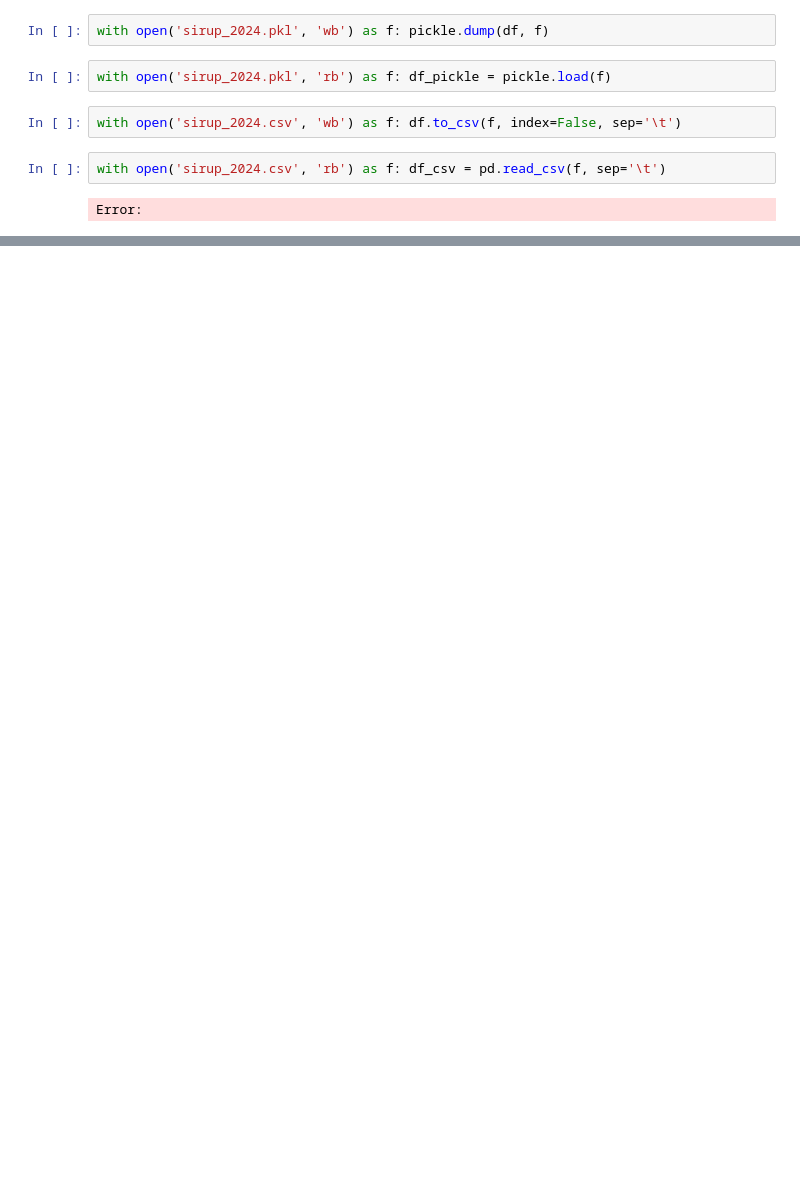
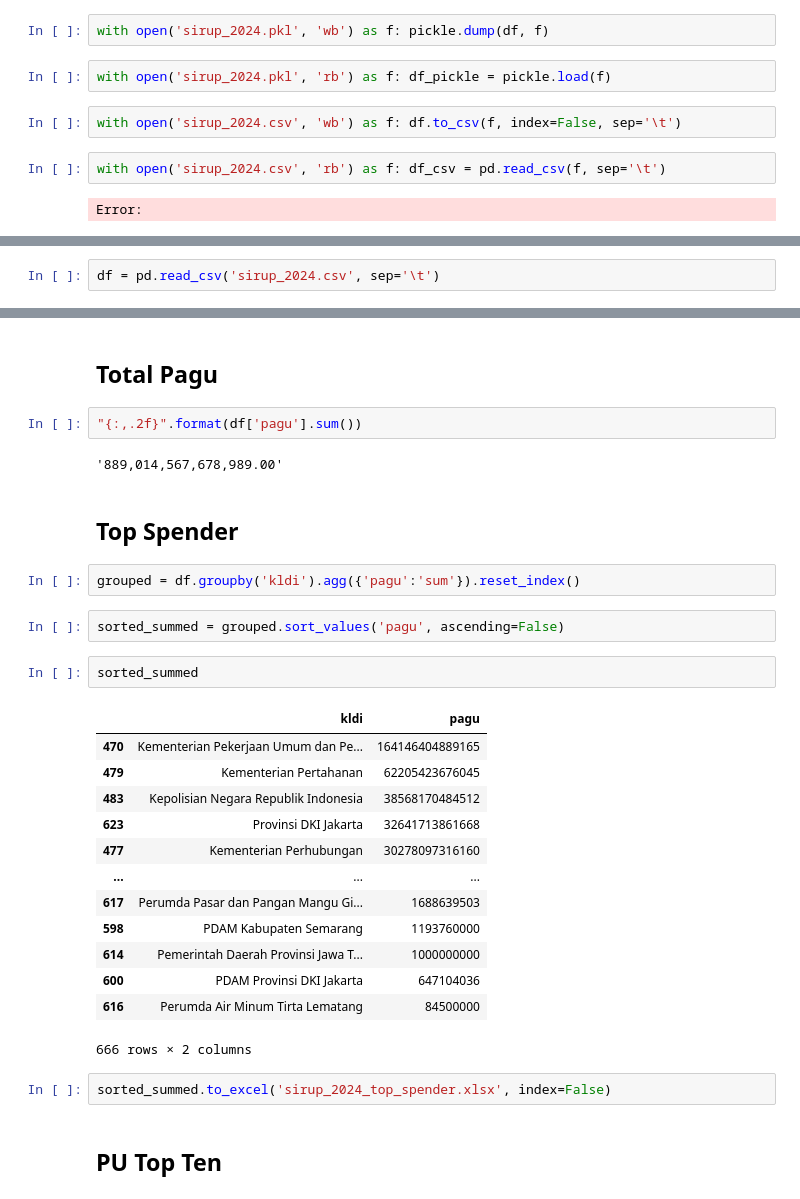
Before and after one commit to aansubarkah/sekolahsabtuauditor, a Jupyter notebook: DownloadSirup/sirup_2024.ipynb, the cells around one changed output, grey strips where cells are left out. Cells and saved outputs as stored; diff of their text form; blank space fills up the shorter version.

```diff
--- a/DownloadSirup/sirup_2024.ipynb
+++ b/DownloadSirup/sirup_2024.ipynb
@@ -157,0 +160,2 @@ Error:
+# %%
+df = pd.read_csv('sirup_2024.csv', sep='\t')
@@ -157,0 +204,32 @@ Error:
+# %% [markdown]
+## Total Pagu
+# %%
+"{:,.2f}".format(df['pagu'].sum())
+# %% [output]
+'889,014,567,678,989.00'
+# %% [markdown]
+## Top Spender
+# %%
+grouped = df.groupby('kldi').agg({'pagu':'sum'}).reset_index()
+# %%
+sorted_summed = grouped.sort_values('pagu', ascending=False)
+# %%
+sorted_summed
+# %% [output]
+|  | kldi | pagu |
+| 470 | Kementerian Pekerjaan Umum dan Pe... | 164146404889165 |
+| 479 | Kementerian Pertahanan | 62205423676045 |
+| 483 | Kepolisian Negara Republik Indonesia | 38568170484512 |
+| 623 | Provinsi DKI Jakarta | 32641713861668 |
+| 477 | Kementerian Perhubungan | 30278097316160 |
+| ... | ... | ... |
+| 617 | Perumda Pasar dan Pangan Mangu Gi... | 1688639503 |
+| 598 | PDAM Kabupaten Semarang | 1193760000 |
+| 614 | Pemerintah Daerah Provinsi Jawa T... | 1000000000 |
+| 600 | PDAM Provinsi DKI Jakarta | 647104036 |
+| 616 | Perumda Air Minum Tirta Lematang | 84500000 |
+666 rows × 2 columns
+# %%
+sorted_summed.to_excel('sirup_2024_top_spender.xlsx', index=False)
+# %% [markdown]
+## PU Top Ten
```
Also changed, not shown: parts of 5 cells of this notebook, 1 other file.
